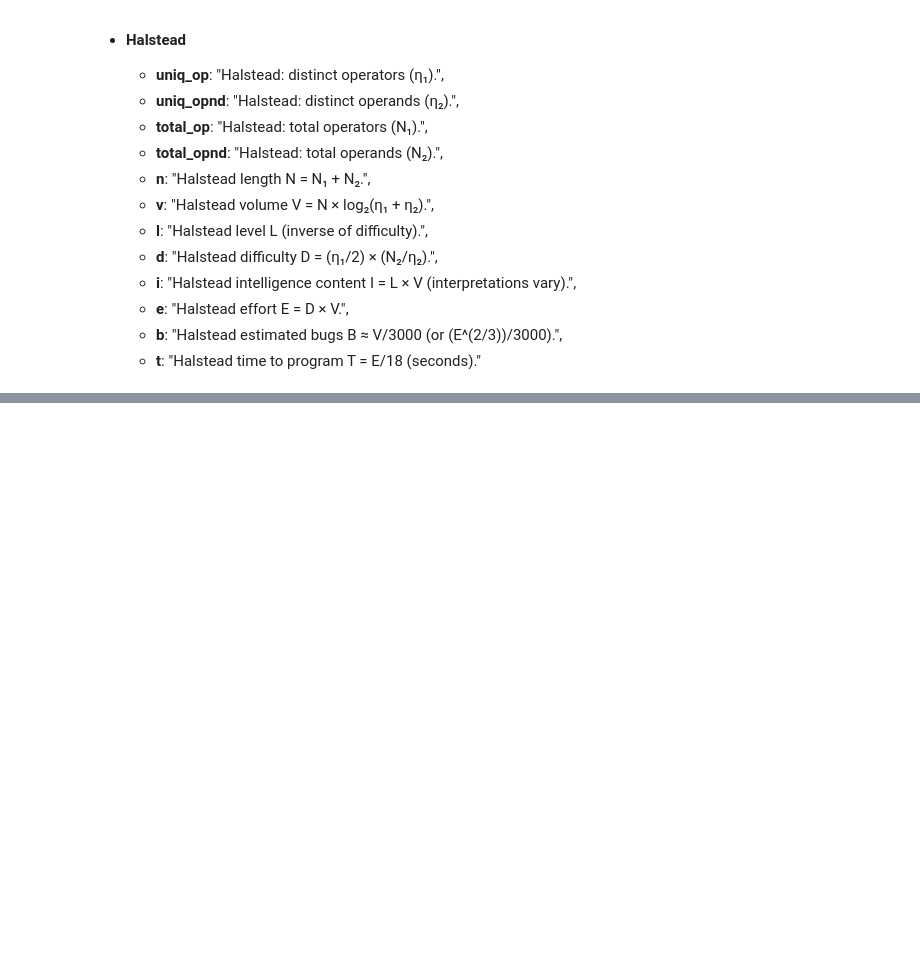
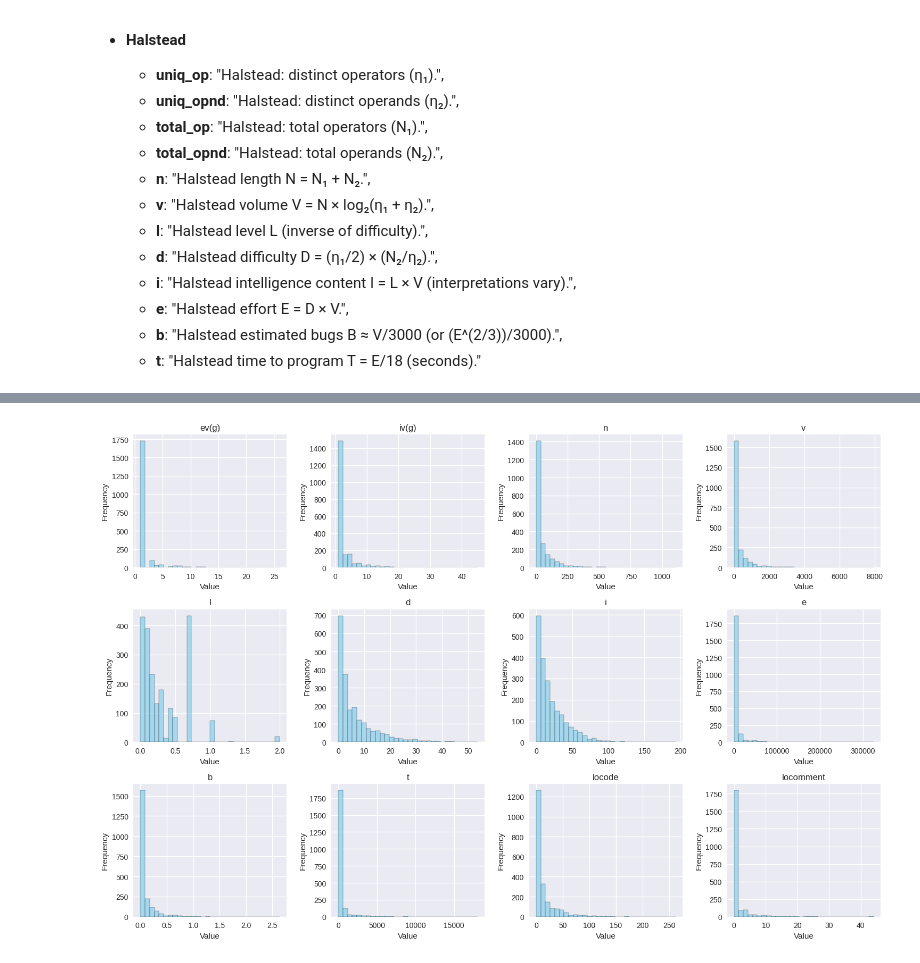
Before and after one commit to fpinell/mlsa, a Jupyter notebook: AA20252026/exercises/exercise_1_supervised_learning.ipynb, the cells around one changed output, grey strips where cells are left out. Saved outputs shown, nothing was run; the diff lists cells and outputs as text; code cells hidden in the pictures; blank space fills up the shorter version.

```diff
--- a/AA20252026/exercises/exercise_1_supervised_learning.ipynb
+++ b/AA20252026/exercises/exercise_1_supervised_learning.ipynb
@@ -67,0 +112,16 @@ dtype: int64
+# %%
+# Check for missing values
+print("Missing Values per Column:")
+missing_values = df.isnull().sum()
+print(missing_values[missing_values > 0])
+
+# Identify categorical and numerical columns
+categorical_cols = df.select_dtypes(include=['object']).columns.tolist()
+numerical_cols = df.select_dtypes(include=['float64', 'int64']).columns.tolist()
+
+# Remove target variable from numerical columns
+numerical_cols = [col for col in numerical_cols if col != 'defects']
+
+print(f"\nCategorical columns: {categorical_cols}")
+print(f"Numerical columns: {numerical_cols}")
+print(f"Total features: {len(categorical_cols) + len(numerical_cols)}")
@@ -67,0 +158,18 @@ dtype: int64
+# %%
+# Numerical features distribution
+plt.figure(figsize=(15, 10))
+
+# Select a subset of numerical features for visualization
+num_features_subset = numerical_cols[:12]  # First 12 numerical features
+
+for i, col in enumerate(num_features_subset):
+    plt.subplot(3, 4, i+1)
+    df[col].hist(bins=30, alpha=0.7, color='skyblue', edgecolor='black')
+    plt.title(f'{col}')
+    plt.xlabel('Value')
+    plt.ylabel('Frequency')
+
+plt.tight_layout()
+plt.show()
+# %% [output]
+[figure, added]
```
Also changed, not shown: parts of 31 cells of this notebook.
